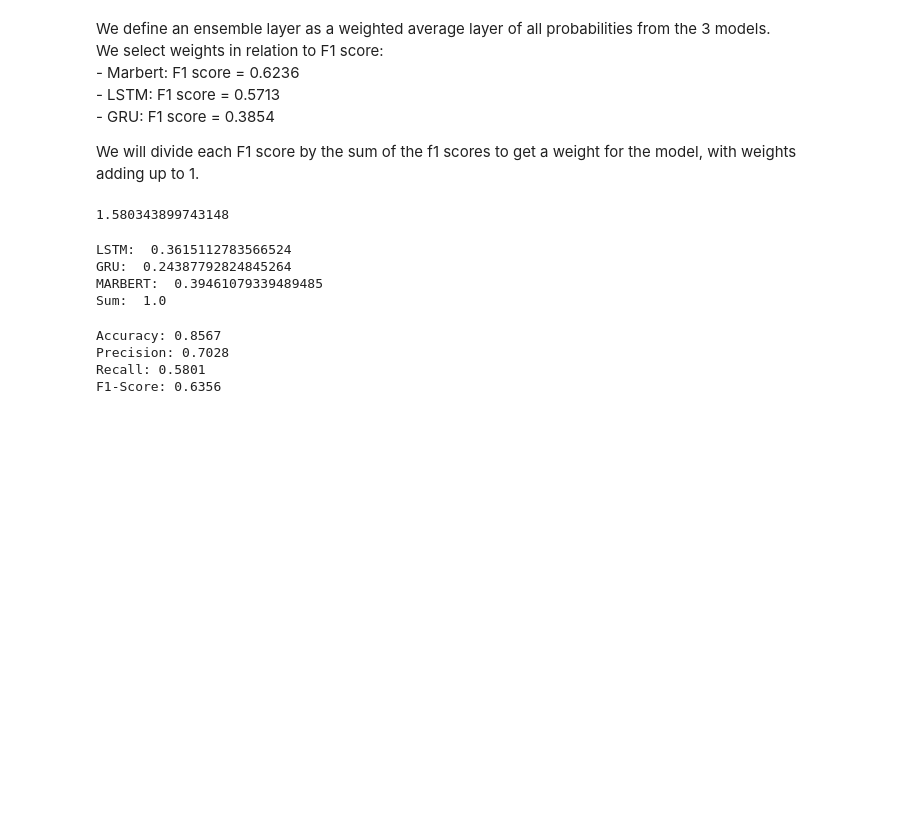
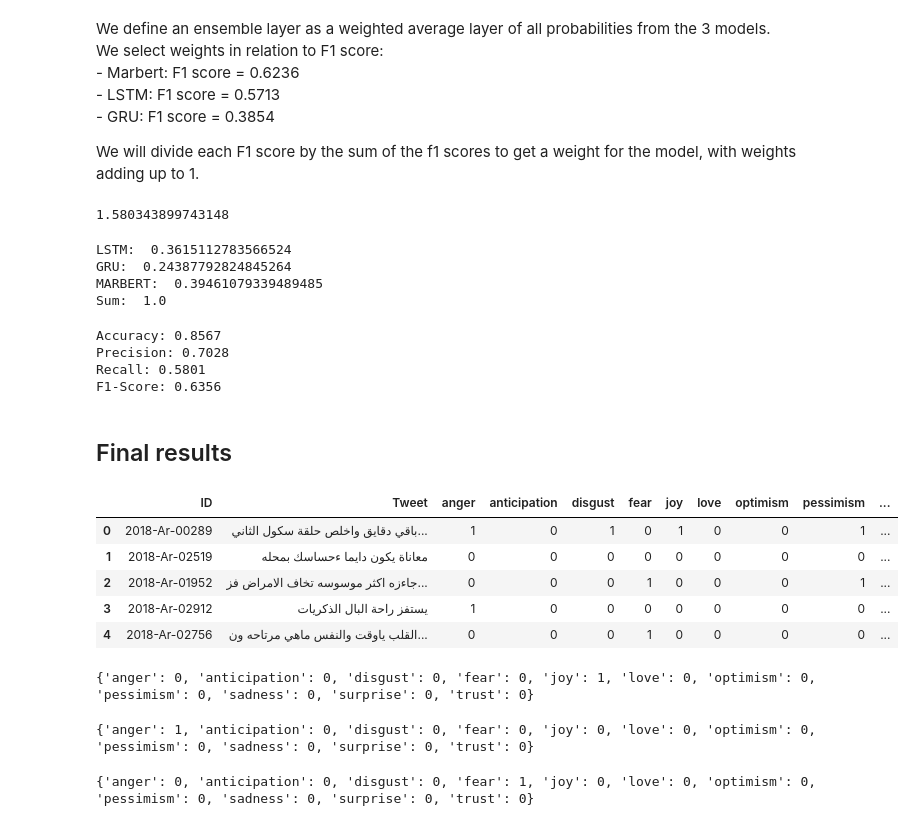
Before and after one commit to zaki778/NLP-Project, a Jupyter notebook: Ensemble.ipynb, the cells around one changed output. Cells and saved outputs as stored; diff of their text form; code cells hidden in the pictures; blank space fills up the shorter version.

Commit message:
Added sentence predictions
Edited ensemble.ipynb

```diff
--- a/Ensemble.ipynb
+++ b/Ensemble.ipynb
@@ -442,3 +437,14 @@ Accuracy: 0.8567
 Precision: 0.7028
 Recall: 0.5801
 F1-Score: 0.6356
+# %% [markdown]
+## Final results
+# %%
+df_test.head()
+# %% [output]
+|  | ID | Tweet | anger | anticipation | disgust | fear | joy | love | optimism | pessimism | ... |
+| 0 | 2018-Ar-00289 | باقي دقايق واخلص حلقة سكول الثاني... | 1 | 0 | 1 | 0 | 1 | 0 | 0 | 1 | ... |
+| 1 | 2018-Ar-02519 | معاناة يكون دايما ءحساسك بمحله | 0 | 0 | 0 | 0 | 0 | 0 | 0 | 0 | ... |
+| 2 | 2018-Ar-01952 | جاءزه اكثر موسوسه تخاف الامراض فز... | 0 | 0 | 0 | 1 | 0 | 0 | 0 | 1 | ... |
+| 3 | 2018-Ar-02912 | يستفز راحة البال الذكريات | 1 | 0 | 0 | 0 | 0 | 0 | 0 | 0 | ... |
+| 4 | 2018-Ar-02756 | القلب ياوقت والنفس ماهي مرتاحه ون... | 0 | 0 | 0 | 1 | 0 | 0 | 0 | 0 | ... |
@@ -444,0 +460,15 @@ F1-Score: 0.6356
+# %%
+sentence = "اضحك و الضحكة هتبقي ضحكتيين و اتنين ف اتنين ف اتنين ضحك كل العايشين كلنا ف مركب وااحدة مكملين و الصورة الحلوة بتااخد ف ثانيتيين 😉 🌹"
+print(get_labels(sentence))
+# %% [output]
+{'anger': 0, 'anticipation': 0, 'disgust': 0, 'fear': 0, 'joy': 1, 'love': 0, 'optimism': 0, 'pessimism': 0, 'sadness': 0, 'surprise': 0, 'trust': 0}
+# %%
+sentence = "انتو شركه بنت ستين كلب المصريه للاتصالات\n😡"
+print(get_labels(sentence))
+# %% [output]
+{'anger': 1, 'anticipation': 0, 'disgust': 0, 'fear': 0, 'joy': 0, 'love': 0, 'optimism': 0, 'pessimism': 0, 'sadness': 0, 'surprise': 0, 'trust': 0}
+# %%
+sentence = "أبطل خوف من كل شي ألا خوفي على ابوي من الأيام :("
+print(get_labels(sentence))
+# %% [output]
+{'anger': 0, 'anticipation': 0, 'disgust': 0, 'fear': 1, 'joy': 0, 'love': 0, 'optimism': 0, 'pessimism': 0, 'sadness': 0, 'surprise': 0, 'trust': 0}
```
Also changed, not shown: parts of 2 cells of this notebook, 2 other files.
